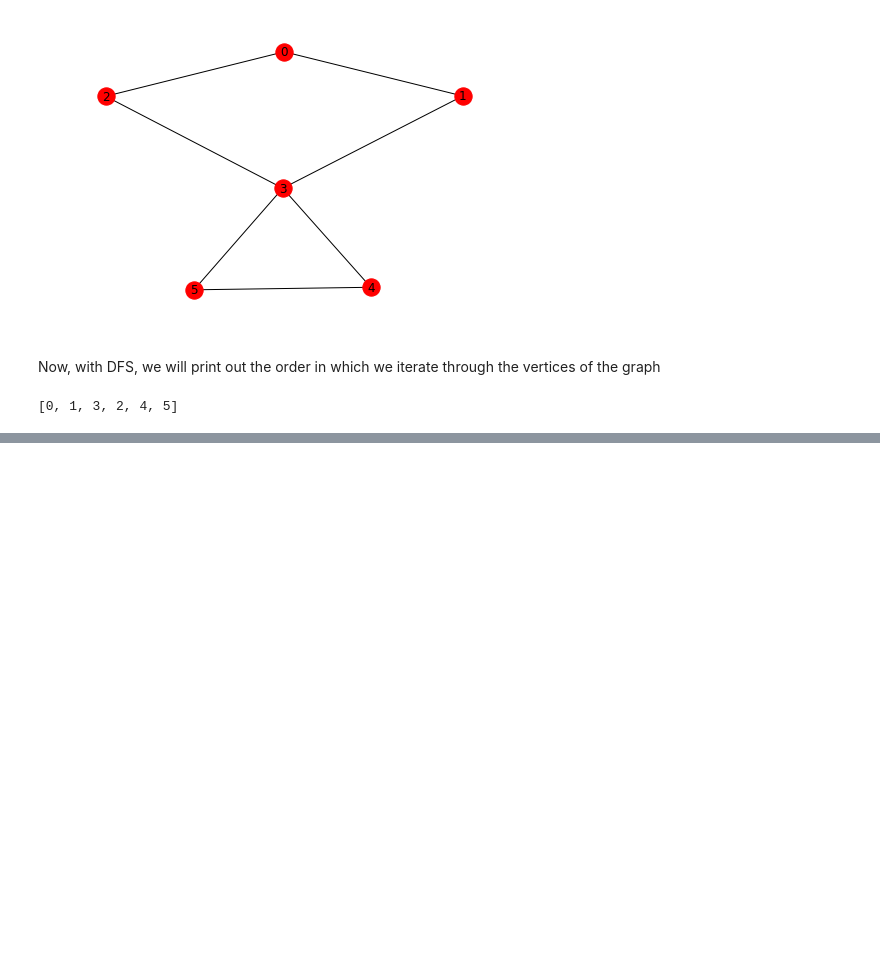
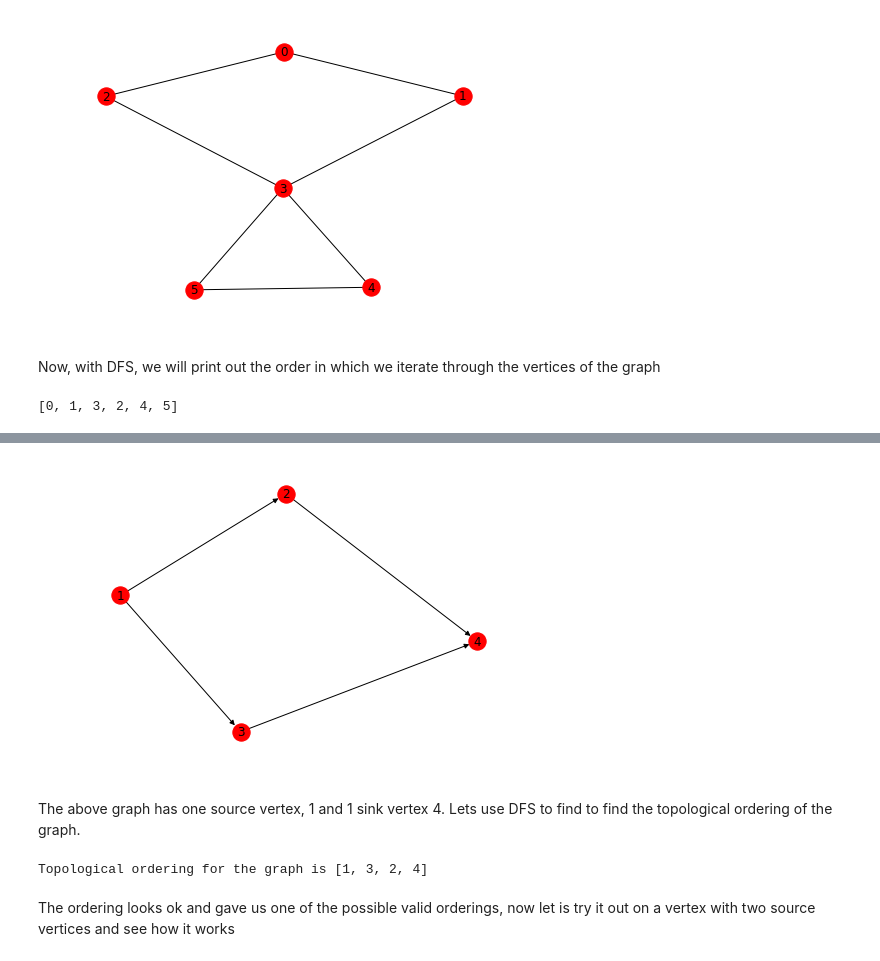
Before and after one commit to amolnayak311/algorithms-illuminated, a Jupyter notebook: Part 2, Graph Algorithms and Data Structures/8. Graph Search and Its Applications.ipynb, the cells around one changed output, grey strips where cells are left out. Cells and saved outputs as stored; diff of their text form; code cells hidden in the pictures; blank space fills up the shorter version.

```diff
--- a/Part 2, Graph Algorithms and Data Structures/8. Graph Search and Its Applications.ipynb
+++ b/Part 2, Graph Algorithms and Data Structures/8. Graph Search and Its Applications.ipynb
@@ -274,0 +296,44 @@ Topological ordering of a graph G = (V, E) is assignment $f(v)$ to every vertex
+# %%
+import networkx as nx
+import matplotlib.pyplot as plt
+G = nx.DiGraph()
+G.add_edges_from([(1, 2), (1, 3), (3, 4), (2, 4)])
+nx.draw(G, with_labels = True)
+plt.show()
+# %% [output]
+[figure, added]
+# %% [markdown]
+
+The above graph has one source vertex, 1 and 1 sink vertex 4. Lets use DFS to find to find the topological ordering of the graph.
+# %%
+def topoSort(graph):
+
+    currLabel = len(graph.nodes)
+    labels = [0] * currLabel
+    explored = set()
+
+    def dfs(vertex):
+        nonlocal currLabel
+        out_edges = graph.out_edges(vertex)
+        for _, to in out_edges:
+            if to not in explored:
+                explored.add(to)
+                dfs(to)
+
+        labels[vertex - 1] = currLabel
+        currLabel -= 1
+
+    source_vertices = filter(lambda e: len(G.in_edges(e)) == 0, G.nodes)
+    for s in source_vertices:
+        dfs(s)
+
+    return labels
+
+order = topoSort(G)
+
+print('Topological ordering for the graph is', order)
+# %% [output]
+Topological ordering for the graph is [1, 3, 2, 4]
+# %% [markdown]
+
+The ordering looks ok and gave us one of the possible valid orderings, now let is try it out on a vertex with two source vertices and see how it works
```
Also changed, not shown: parts of 2 cells of this notebook.
